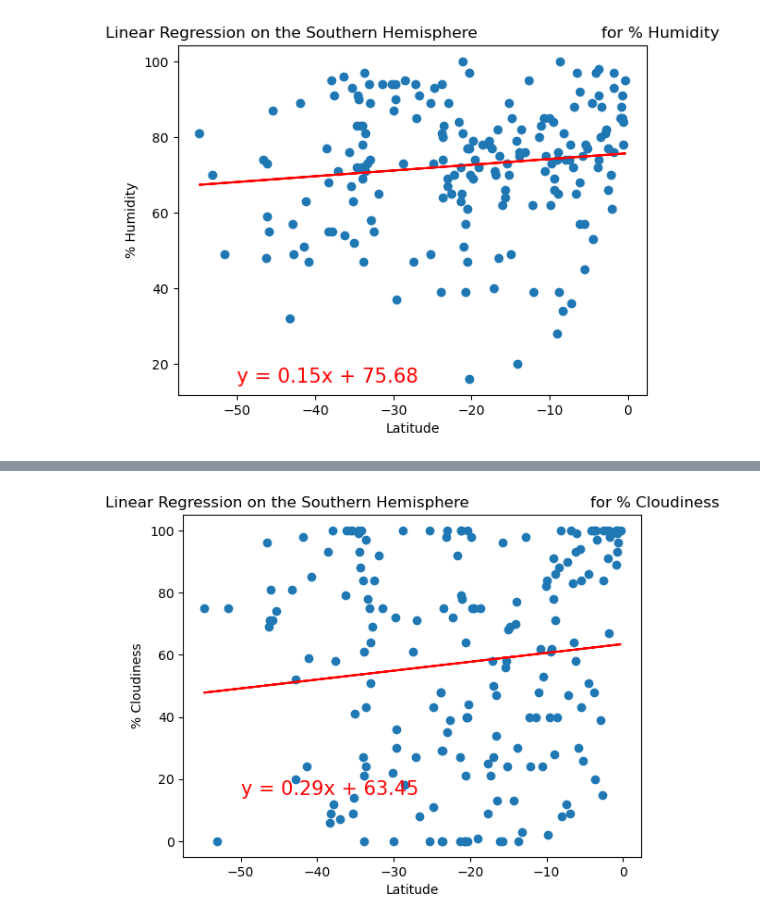
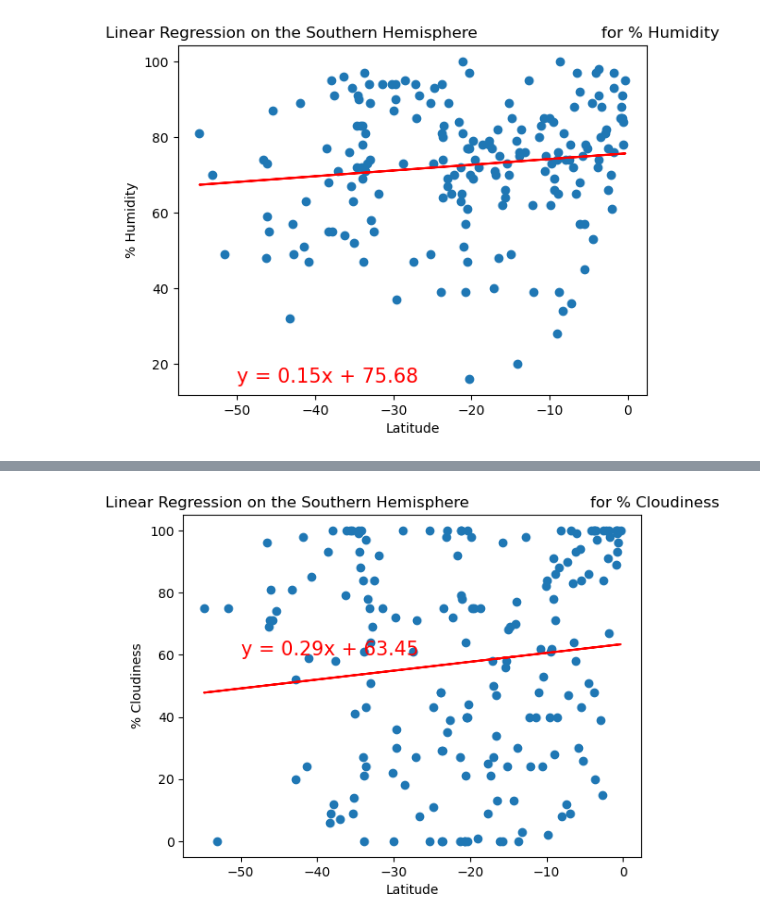
Before and after one commit to carsonaprim/World_Weather_Analysis, a Jupyter notebook: WeatherPy.ipynb, the cells around one changed output, grey strips where cells are left out. Cells and saved outputs as stored; diff of their text form; code cells hidden in the pictures.

```diff
--- a/WeatherPy.ipynb
+++ b/WeatherPy.ipynb
@@ -466,10 +476,10 @@ plot_linear_regression(x_values, y_values,
 # %%
 # Linear regression on the Southern Hemisphere
 x_values = southern_hemi_df["Lat"]
 y_values = southern_hemi_df["Cloudiness"]
 # Call the function.
 plot_linear_regression(x_values, y_values,
                        'Linear Regression on the Southern Hemisphere \
-                        for % Cloudiness', '% Cloudiness',(-50,15))
+                        for % Cloudiness', '% Cloudiness',(-50,60))
 # %% [output]
-[figure, old version]
+[figure, new version]
```
Also changed, not shown: parts of 3 cells of this notebook, 3 other files.
